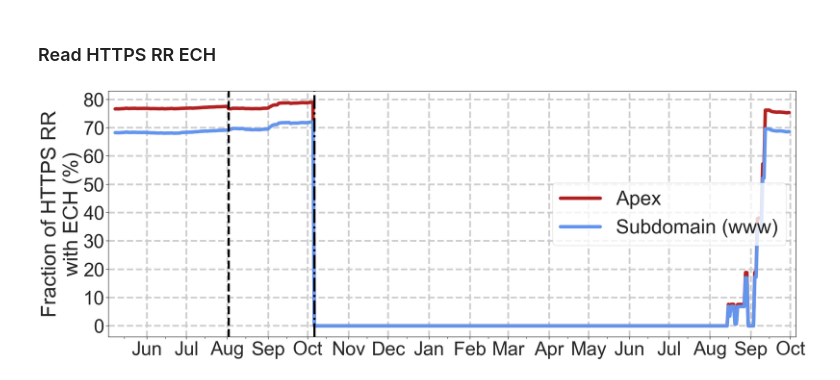
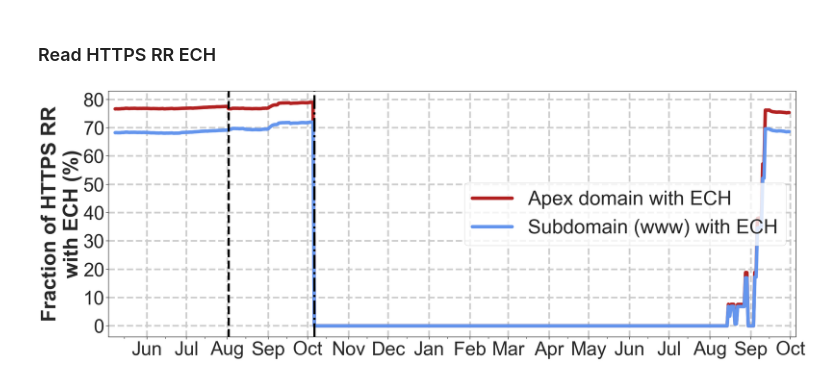
Before and after one commit to yzzhn/imc2024dnshttps, a Jupyter notebook: notebooks/httpsrr_ech.ipynb, the cells around one changed output. Drawn from its saved outputs; the diff is of its cells as text; code cells hidden in the pictures.

Commit message:
update figures

```diff
--- a/notebooks/httpsrr_ech.ipynb
+++ b/notebooks/httpsrr_ech.ipynb
@@ -46,28 +46,28 @@ ech_www['datetime'] = ech_apex['date'].apply(lambda x: datetime.strptime(x, "%Y-
 # %%
 fig = plt.figure(figsize=(25,9))
 sns.set(style="ticks")
-ax = sns.lineplot(data=ech_apex, x="datetime", y="ech_perc", linewidth=8, color='firebrick', label='Apex')
-ax2 = sns.lineplot(data=ech_www, x="datetime", y="ech_perc", linewidth=8, color='cornflowerblue', label='Subdomain (www)')
+ax = sns.lineplot(data=ech_apex, x="datetime", y="ech_perc", linewidth=8, color='firebrick', label='Apex domain with ECH')
+ax2 = sns.lineplot(data=ech_www, x="datetime", y="ech_perc", linewidth=8, color='cornflowerblue', label='Subdomain (www) with ECH')
 ax.grid(True, linestyle='--', linewidth=4)
 
 ax.axvline(x=datetime.strptime("2023-08-02", "%Y-%m-%d"), color="black", linestyle="dashed", linewidth=5)
 ax.axvline(x=datetime.strptime("2023-10-06", "%Y-%m-%d"), color="black", linestyle="-.", linewidth=5)
 
 #ax.set_xlim(-0.05, 1.05)
 #ax.set_ylim(0, 1)
 ax.xaxis.set_major_locator(mdates.MonthLocator())
 ax.xaxis.set_minor_locator(mdates.MonthLocator(bymonthday=15))
 ax.xaxis.set_major_formatter(mdates.DateFormatter('%b'))
 ax.set_xlabel('')
-ax.set_ylabel("Fraction of HTTPS RR\nwith ECH (%)", fontsize=48, labelpad=3)
+ax.set_ylabel("Fraction of HTTPS RR\nwith ECH (%)", fontsize=48, labelpad=3, fontweight='bold')
 ax.tick_params(axis='x')
 plt.xticks(fontsize=44)
 plt.yticks(fontsize=44)
 plt.margins(x=.01)
 
 plt.legend(fontsize=46, loc="center right")
 fig.tight_layout()
 #fig.savefig('../figures/alldom_ech.png', dpi=200)
 plt.show()
 # %% [output]
-[figure, old version]
+[figure, new version]
```
